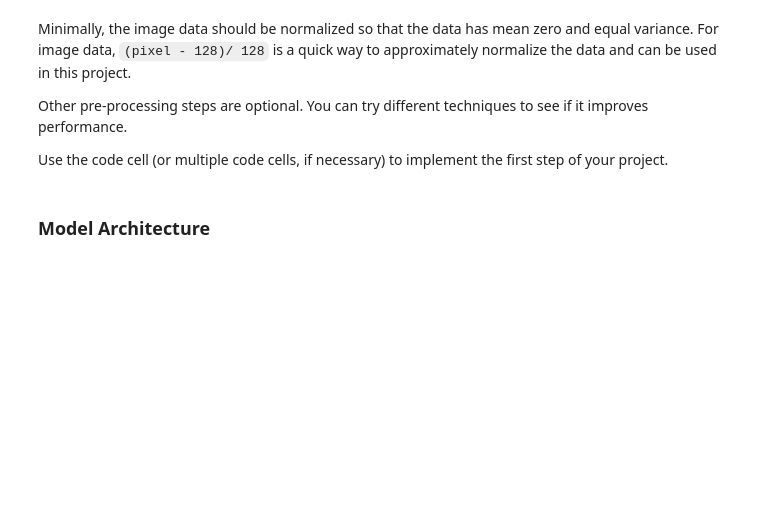
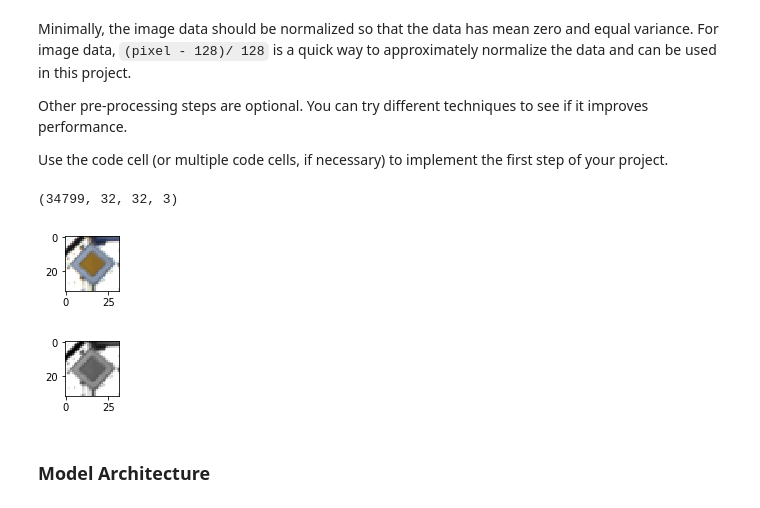
Before and after one commit to cheesedoily/CarND-Traffic-Sign-Classifier-Project, a Jupyter notebook: Traffic_Sign_Classifier.ipynb, the cells around one changed output. Drawn from its saved outputs; the diff is of its cells as text; code cells hidden in the pictures; blank space fills up the shorter version.

```diff
--- a/Traffic_Sign_Classifier.ipynb
+++ b/Traffic_Sign_Classifier.ipynb
@@ -141,14 +147,41 @@ Use the code cell (or multiple code cells, if necessary) to implement the first
 # %%
 ### Preprocess the data here. It is required to normalize the data. Other preprocessing steps could include
 ### converting to grayscale, etc.
 ### Feel free to use as many code cells as needed.
 from sklearn.utils import shuffle
 
 def normalize(data):
     return numpy.multiply(numpy.add(data, -128.), 1./128.)
 
+def grayscale(data):
+    shape = numpy.shape(data)
+#     shape = (*shape[:3],)
+    gray_data = numpy.ndarray(shape[:3])
+    for i, image in enumerate(data):
+        gray_data[i] = rgb2gray(image)
+    return gray_data
+
+def rgb2gray(rgb):
+    """
+    Convert rgb to weighted average grayscale
+    """
+    r, g, b = rgb[:,:,0], rgb[:,:,1], rgb[:,:,2]
+    gray = 0.2989 * r + 0.5870 * g + 0.1140 * b
+
+    return gray
+
+
+index = random.randint(0, len(X_train))
+plot(X_train[index])
+X_train_gray = grayscale(X_train)
+plot(X_train_gray[index], cmap="gray")
+print(numpy.shape(X_train))
 X_train = normalize(X_train)
 X_train, y_train = shuffle(X_train, y_train)
+# %% [output]
+(34799, 32, 32, 3)
+[figure, added]
+[figure, added]
 # %% [markdown]
 ### Model Architecture
 # %%
```
Also changed, not shown: parts of 2 cells of this notebook.
